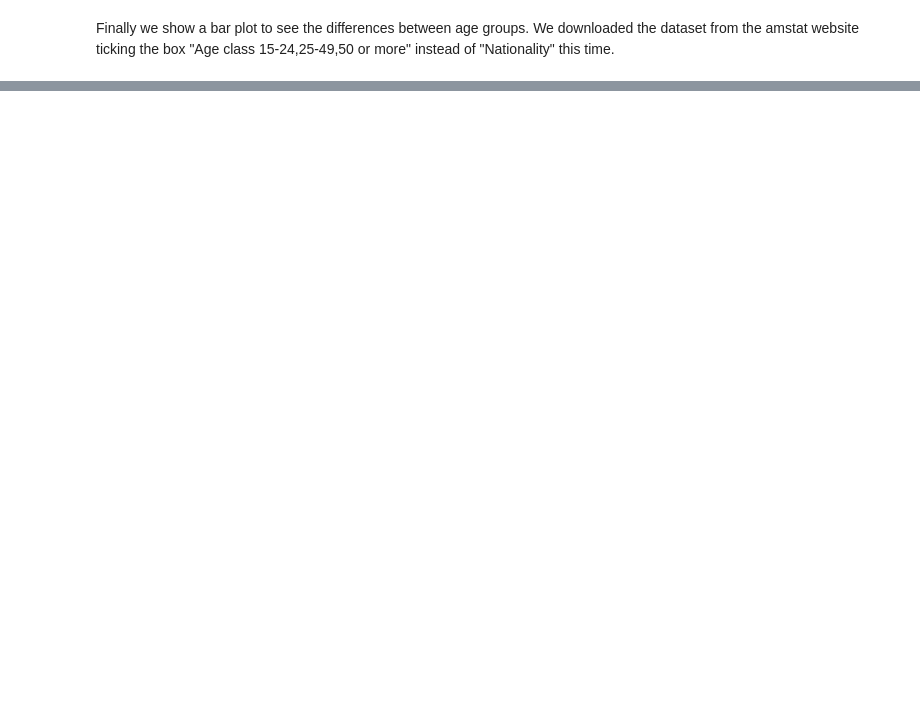
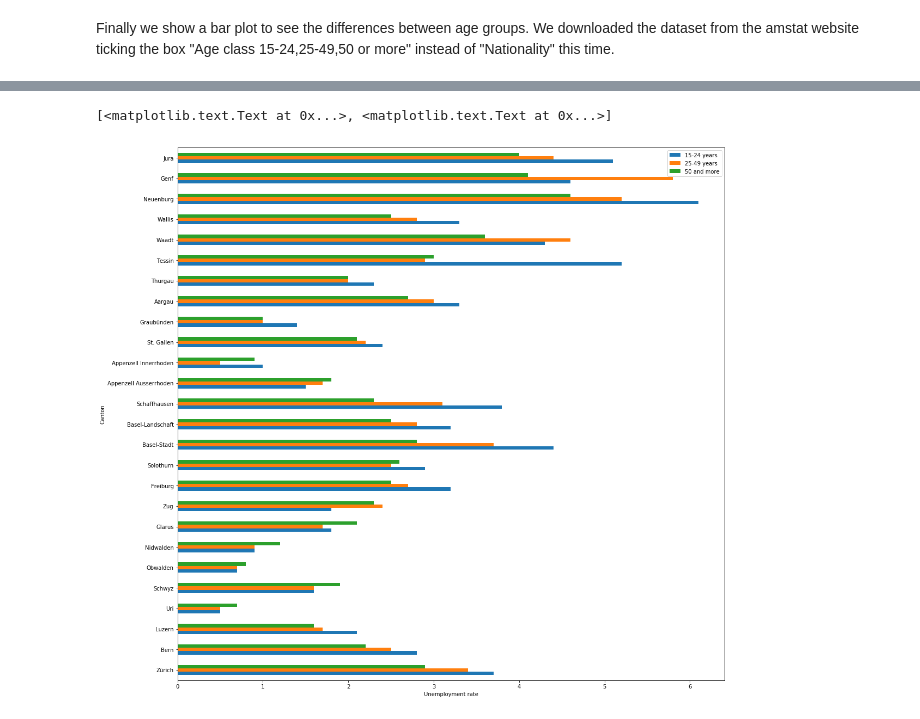
Before and after one commit to antonino-barbera/seanbi, a Jupyter notebook: HW3/Homework 3.ipynb, the cells around one changed output, grey strips where cells are left out. Cells and saved outputs as stored; diff of their text form; code cells hidden in the pictures; blank space fills up the shorter version.

```diff
--- a/HW3/Homework 3.ipynb
+++ b/HW3/Homework 3.ipynb
@@ -321,0 +328,7 @@ barplot
+# %%
+amstat_age=amstat_age[['15-24 years', '25-49 years', '50 and more']]
+barplot=amstat_age.plot.barh(figsize=(18,18))
+barplot.set(xlabel="Unemployment rate", ylabel="Canton")
+# %% [output]
+[<matplotlib.text.Text at 0x...>, <matplotlib.text.Text at 0x...>]
+[figure, added]
```
Also changed, not shown: parts of 4 cells of this notebook.
